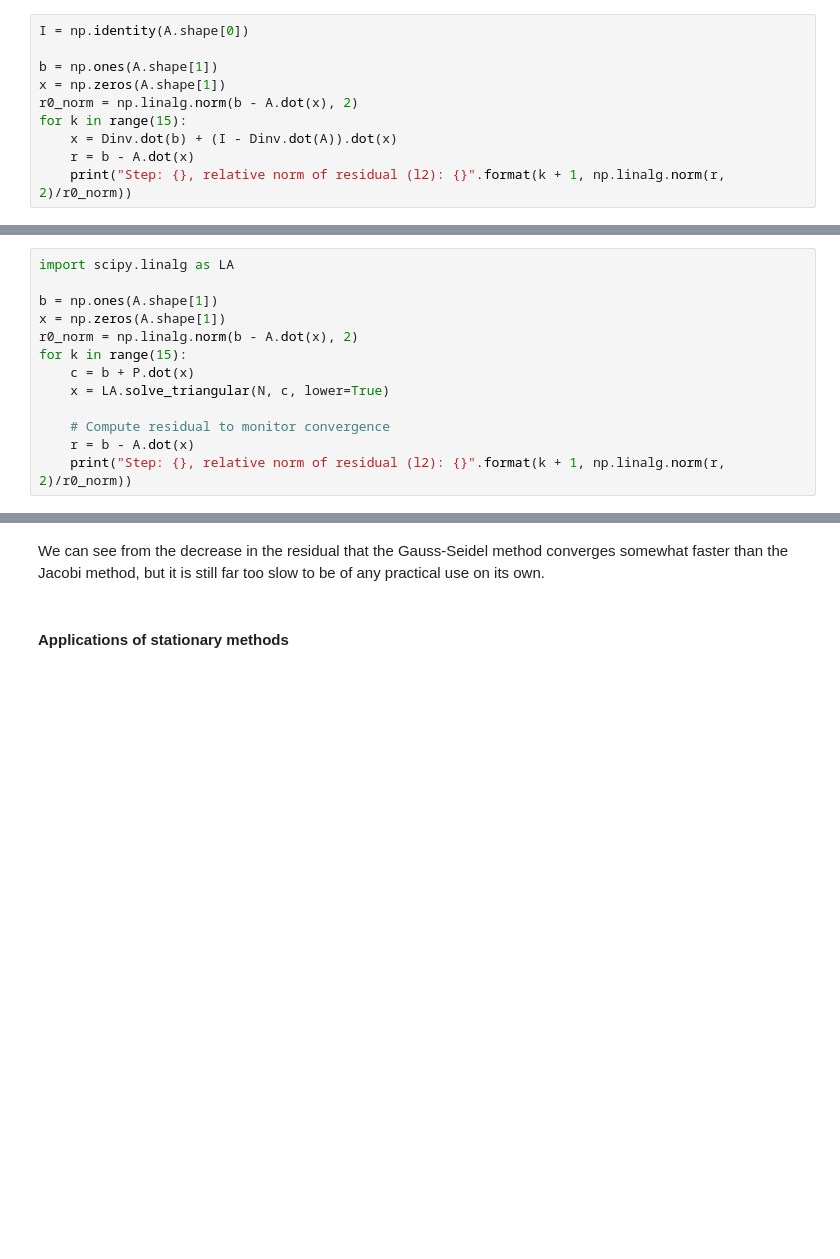
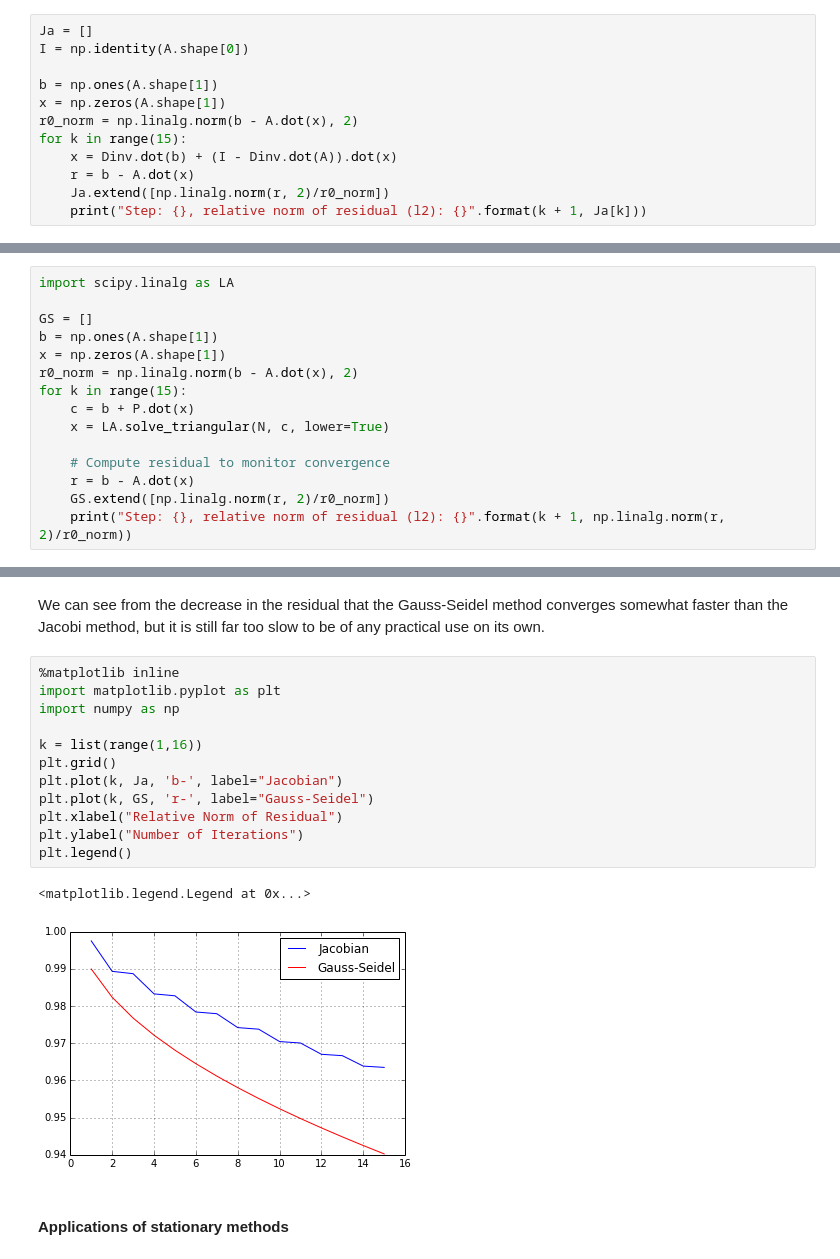
Before and after one commit to garth-wells/notebooks-3M1, a Jupyter notebook: notebooks/IterativeMethods.ipynb, the cells around one changed output, grey strips where cells are left out. Cells and saved outputs as stored; diff of their text form; blank space fills up the shorter version.

Commit message:
Add graph to compare between methods

```diff
--- a/notebooks/IterativeMethods.ipynb
+++ b/notebooks/IterativeMethods.ipynb
@@ -197,6 +197,7 @@ The largest eigenvalue is less that one (just!), so we can expect the Jacobi met
 
 Let's try solving $\boldsymbol{A} \boldsymbol{x} = \boldsymbol{b}$ with Jacobi's method using 15 iterations and with $\boldsymbol{b} = \boldsymbol{1}$:
 # %%
+Ja = []
 I = np.identity(A.shape[0])
 
 b = np.ones(A.shape[1])
@@ -205,7 +206,8 @@ r0_norm = np.linalg.norm(b - A.dot(x), 2)
 for k in range(15):
     x = Dinv.dot(b) + (I - Dinv.dot(A)).dot(x)
     r = b - A.dot(x)
-    print("Step: {}, relative norm of residual (l2): {}".format(k + 1, np.linalg.norm(r, 2)/r0_norm))
+    Ja.extend([np.linalg.norm(r, 2)/r0_norm])
+    print("Step: {}, relative norm of residual (l2): {}".format(k + 1, Ja[k]))
 # %% [output]
 Step: 1, relative norm of residual (l2): 0.997496867163
 Step: 2, relative norm of residual (l2): 0.98931794687
@@ -256,6 +258,7 @@ Now the solver. We use SciPy for the forward substitution step involving $\bolds
 # %%
 import scipy.linalg as LA
 
+GS = []
 b = np.ones(A.shape[1])
 x = np.zeros(A.shape[1])
 r0_norm = np.linalg.norm(b - A.dot(x), 2)
@@ -265,6 +268,7 @@ for k in range(15):
 
     # Compute residual to monitor convergence
     r = b - A.dot(x)
+    GS.extend([np.linalg.norm(r, 2)/r0_norm])
     print("Step: {}, relative norm of residual (l2): {}".format(k + 1, np.linalg.norm(r, 2)/r0_norm))
 # %% [output]
 Step: 1, relative norm of residual (l2): 0.989949493661
@@ -284,6 +288,21 @@ Step: 14, relative norm of residual (l2): 0.942489875579
 Step: 15, relative norm of residual (l2): 0.940239407731
 # %% [markdown]
 We can see from the decrease in the residual that the Gauss-Seidel method converges somewhat faster than the Jacobi method, but it is still far too slow to be of any practical use on its own.
+# %%
+%matplotlib inline
+import matplotlib.pyplot as plt
+import numpy as np
+
+k = list(range(1,16))
+plt.grid()
+plt.plot(k, Ja, 'b-', label="Jacobian")
+plt.plot(k, GS, 'r-', label="Gauss-Seidel")
+plt.xlabel("Relative Norm of Residual")
+plt.ylabel("Number of Iterations")
+plt.legend()
+# %% [output]
+<matplotlib.legend.Legend at 0x...>
+[figure, added]
 # %% [markdown]
 #### Applications of stationary methods
 # %% [markdown]
```
Also changed, not shown: parts of 2 cells of this notebook.
